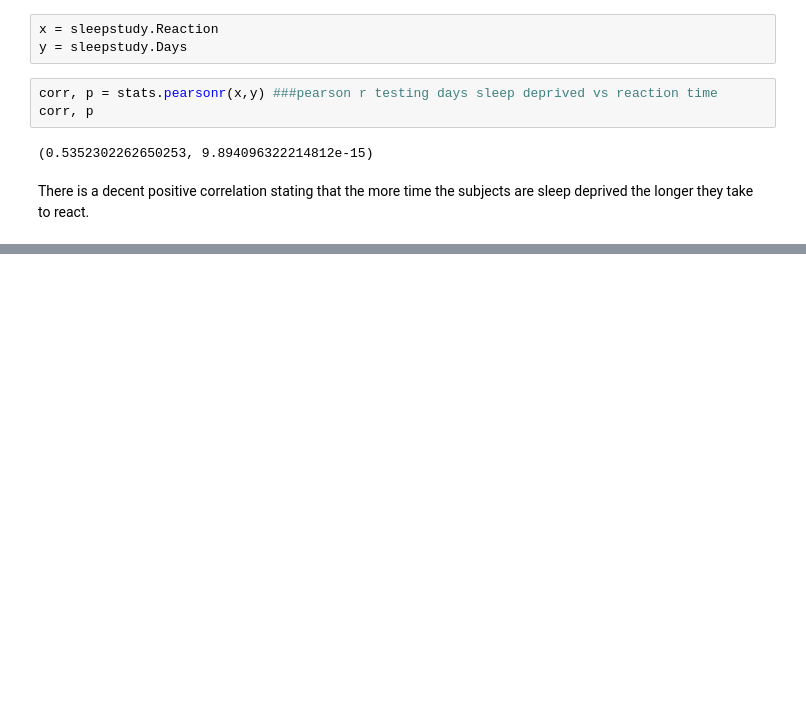
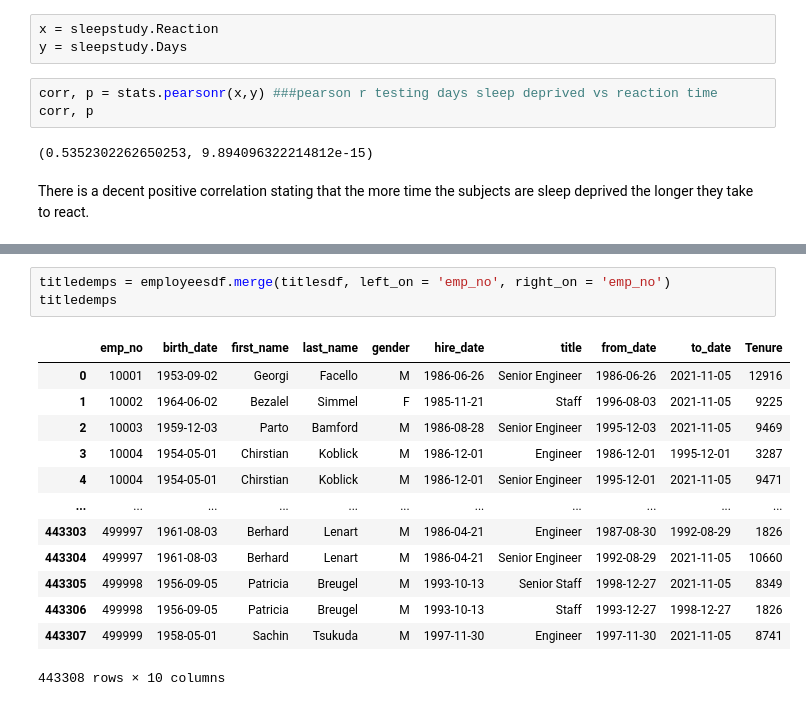
Before and after one commit to ForrestMccrosky/statistics-exercises, a Jupyter notebook: hypothesis_testing.ipynb, the cells around one changed output, grey strips where cells are left out. Drawn from its saved outputs; the diff is of its cells as text; blank space fills up the shorter version.

```diff
--- a/hypothesis_testing.ipynb
+++ b/hypothesis_testing.ipynb
@@ -740,0 +1059,17 @@ There is a decent positive correlation stating that the more time the subjects a
+# %%
+titledemps = employeesdf.merge(titlesdf, left_on = 'emp_no', right_on = 'emp_no')
+titledemps
+# %% [output]
+|  | emp_no | birth_date | first_name | last_name | gender | hire_date | title | from_date | to_date | Tenure |
+| 0 | 10001 | 1953-09-02 | Georgi | Facello | M | 1986-06-26 | Senior Engineer | 1986-06-26 | 2021-11-05 | 12916 |
+| 1 | 10002 | 1964-06-02 | Bezalel | Simmel | F | 1985-11-21 | Staff | 1996-08-03 | 2021-11-05 | 9225 |
+| 2 | 10003 | 1959-12-03 | Parto | Bamford | M | 1986-08-28 | Senior Engineer | 1995-12-03 | 2021-11-05 | 9469 |
+| 3 | 10004 | 1954-05-01 | Chirstian | Koblick | M | 1986-12-01 | Engineer | 1986-12-01 | 1995-12-01 | 3287 |
+| 4 | 10004 | 1954-05-01 | Chirstian | Koblick | M | 1986-12-01 | Senior Engineer | 1995-12-01 | 2021-11-05 | 9471 |
+| ... | ... | ... | ... | ... | ... | ... | ... | ... | ... | ... |
+| 443303 | 499997 | 1961-08-03 | Berhard | Lenart | M | 1986-04-21 | Engineer | 1987-08-30 | 1992-08-29 | 1826 |
+| 443304 | 499997 | 1961-08-03 | Berhard | Lenart | M | 1986-04-21 | Senior Engineer | 1992-08-29 | 2021-11-05 | 10660 |
+| 443305 | 499998 | 1956-09-05 | Patricia | Breugel | M | 1993-10-13 | Senior Staff | 1998-12-27 | 2021-11-05 | 8349 |
+| 443306 | 499998 | 1956-09-05 | Patricia | Breugel | M | 1993-10-13 | Staff | 1993-12-27 | 1998-12-27 | 1826 |
+| 443307 | 499999 | 1958-05-01 | Sachin | Tsukuda | M | 1997-11-30 | Engineer | 1997-11-30 | 2021-11-05 | 8741 |
+443308 rows × 10 columns
```
Also changed, not shown: parts of 36 cells of this notebook.
